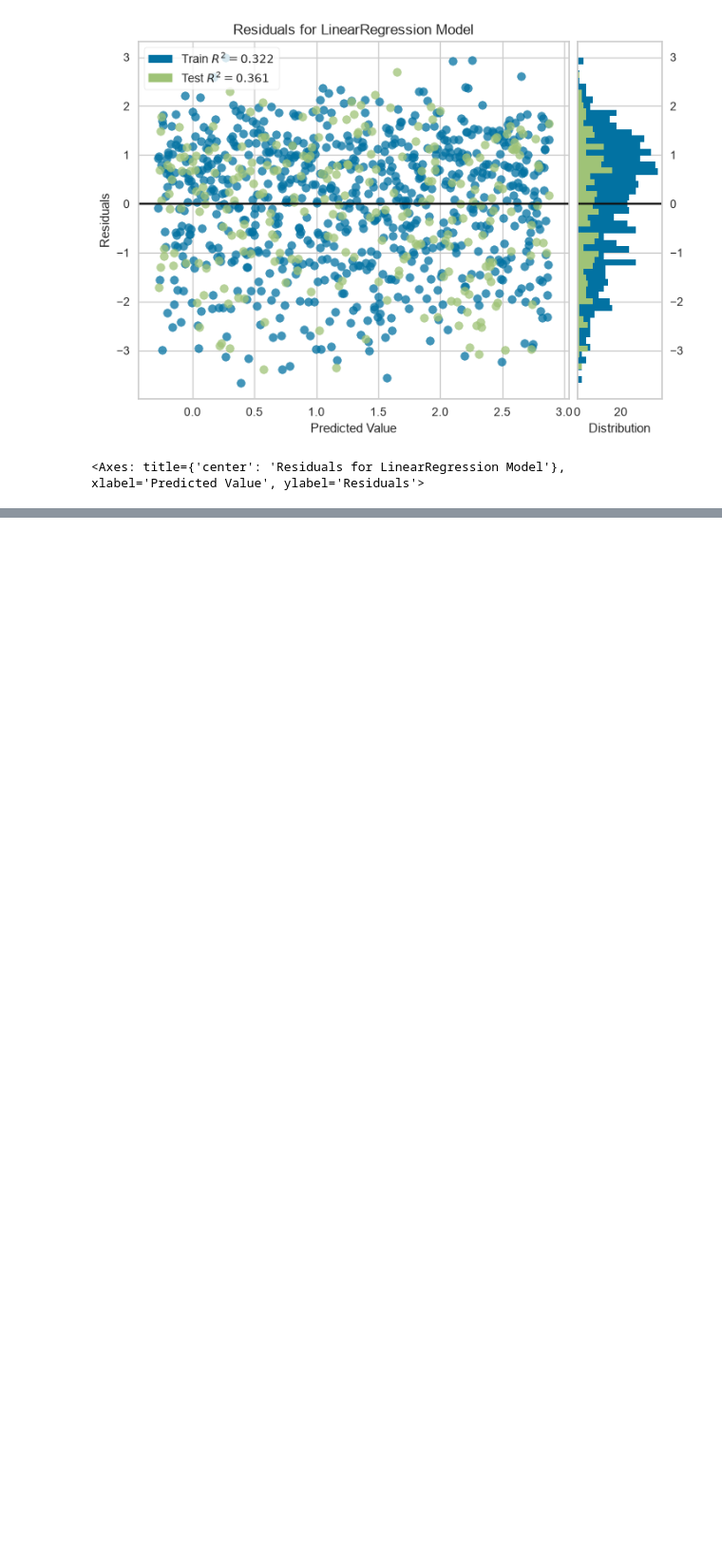
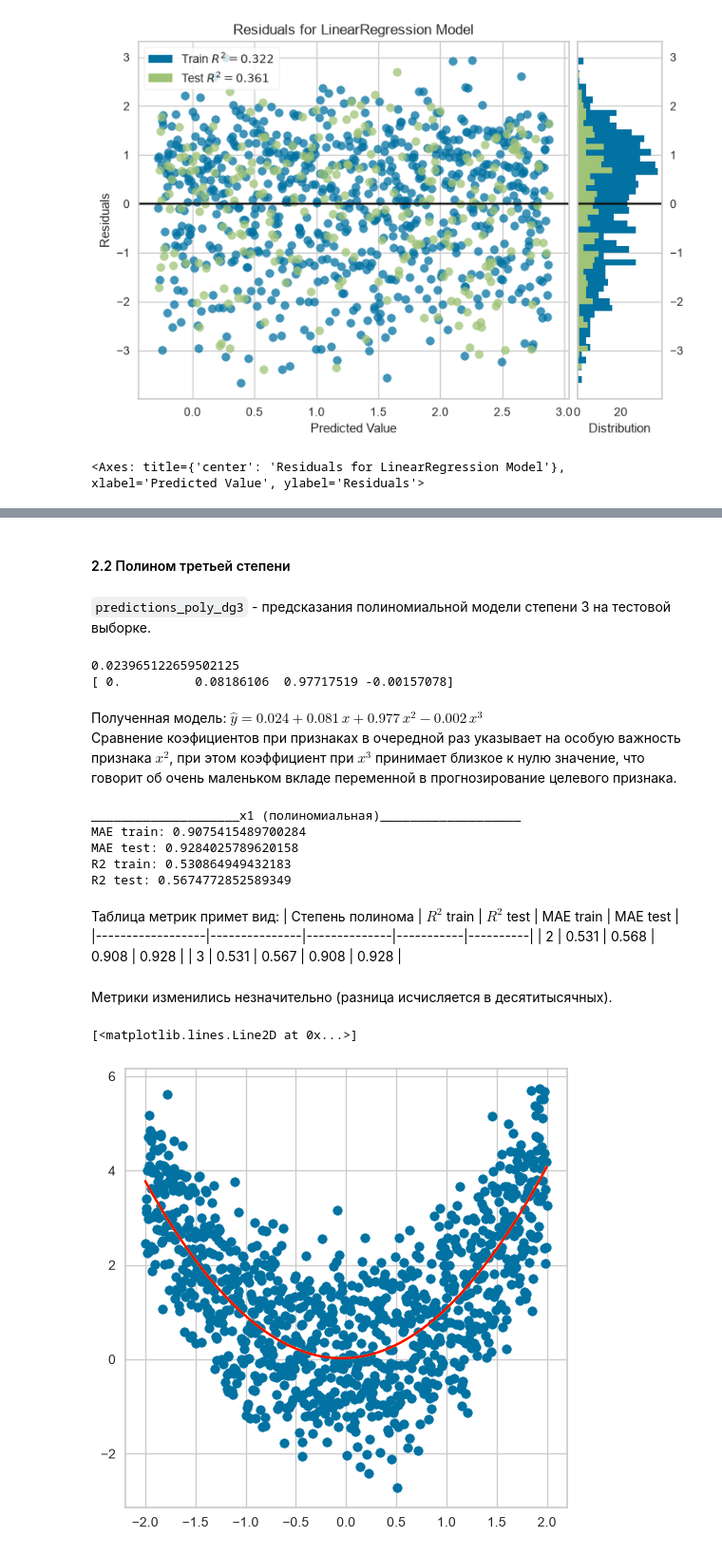
Before and after one commit to AlekseevaAnna1/data-analytics-labs, a Jupyter notebook: ЛР3_Алексеева_1.ipynb, the cells around one changed output, grey strips where cells are left out. Shown at 95% size. Drawn from its saved outputs; the diff is of its cells as text; code cells hidden in the pictures; blank space fills up the shorter version.

```diff
--- a/ЛР3_Алексеева_1.ipynb
+++ b/ЛР3_Алексеева_1.ipynb
@@ -275,0 +385,57 @@ visualizer2.show()
+# %% [markdown]
+#### 2.2 Полином третьей степени
+# %%
+poly_dg3 = PolynomialFeatures(degree=3) # создание преобразователя
+X_train_poly_dg3 = poly_dg3.fit_transform(np.array(X_train1).reshape(-1, 1)) # преобразованиe train выборки
+
+# обучение лин регрессии на преобразованных данных
+lin_reg_dg3 = LinearRegression()
+lin_reg_dg3.fit(X_train_poly_dg3, y_train1)
+
+X_test_poly_dg3 = poly_dg3.transform(np.array(X_test1).reshape(-1, 1)) # преобразованиу test выборки
+
+predictions_poly_dg3 = lin_reg_dg3.predict(X_test_poly_dg3)
+# %% [markdown]
+`predictions_poly_dg3` - предсказания полиномиальной модели степени 3 на тестовой выборке.
+# %%
+print(lin_reg_dg3.intercept_)    # w0
+print(lin_reg_dg3.coef_)         # w1, w2, w3  (при x, x^2, x^3)
+# %% [output]
+0.023965122659502125
+[ 0.          0.08186106  0.97717519 -0.00157078]
+# %% [markdown]
+Полученная модель: $\hat{y} = 0.024 + 0.081\,x + 0.977\,x^2 - 0.002\,x^3$
+Сравнение коэфициентов при признаках в очередной раз указывает на особую важность признака $x^2$, при этом коэффициент при $x^3$ принимает близкое к нулю значение, что говорит об очень маленьком вкладе переменной в прогнозирование целевого признака.
+# %%
+predictions_train_poly_dg3 = lin_reg_dg3.predict(X_train_poly_dg3)
+print('____________________x1 (полиномиальная)___________________')
+print('MAE train:', metrics.mean_absolute_error(y_train1, predictions_train_poly_dg3))
+print('MAE test:',  metrics.mean_absolute_error(y_test1, predictions_poly_dg3))
+print('R2 train:',  metrics.r2_score(y_train1, predictions_train_poly_dg3))
+print('R2 test:',   metrics.r2_score(y_test1, predictions_poly_dg3))
+# %% [output]
+____________________x1 (полиномиальная)___________________
+MAE train: 0.9075415489700284
+MAE test: 0.9284025789620158
+R2 train: 0.530864949432183
+R2 test: 0.5674772852589349
+# %% [markdown]
+Таблица метрик примет вид:
+| Степень полинома | $R^2$ train | $R^2$ test | MAE train | MAE test |
+|------------------|---------------|--------------|-----------|----------|
+| 2                | 0.531         | 0.568        | 0.908     | 0.928    |
+| 3                | 0.531         | 0.567        | 0.908     | 0.928    |
+# %% [markdown]
+Метрики изменились незначительно (разница исчисляется в десятитысячных).
+# %%
+plt.figure(figsize=(6, 6))
+x_line = np.linspace(df['x1'].min(), df['x1'].max(), 300).reshape(-1, 1)
+y_line1 = lin_reg_dg2.predict(poly_dg2.transform(x_line))
+y_line2 = lin_reg_dg3.predict(poly_dg3.transform(x_line))
+
+plt.scatter(df['x1'], df['y'])
+plt.plot(x_line, y_line1, color='yellow')
+plt.plot(x_line, y_line2, color='red')
+# %% [output]
+[<matplotlib.lines.Line2D at 0x...>]
+[figure, added]
```
Also changed, not shown: parts of 25 cells of this notebook.
